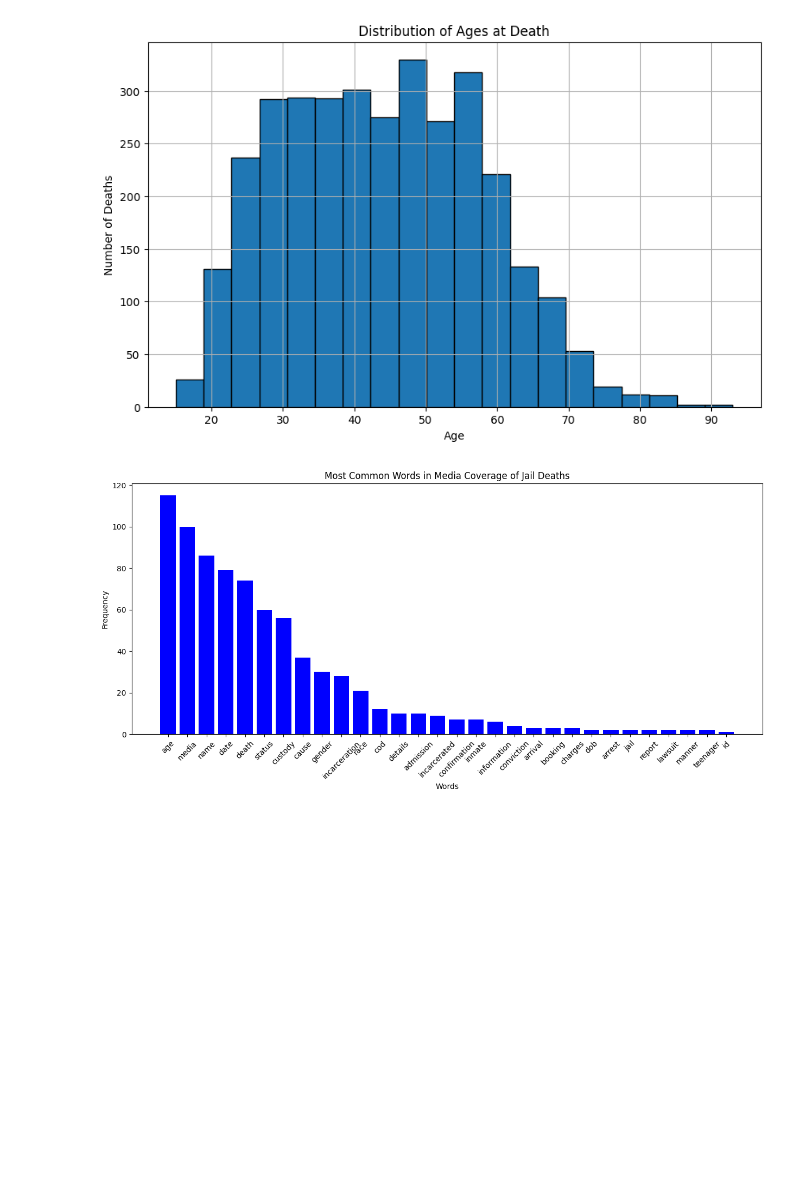
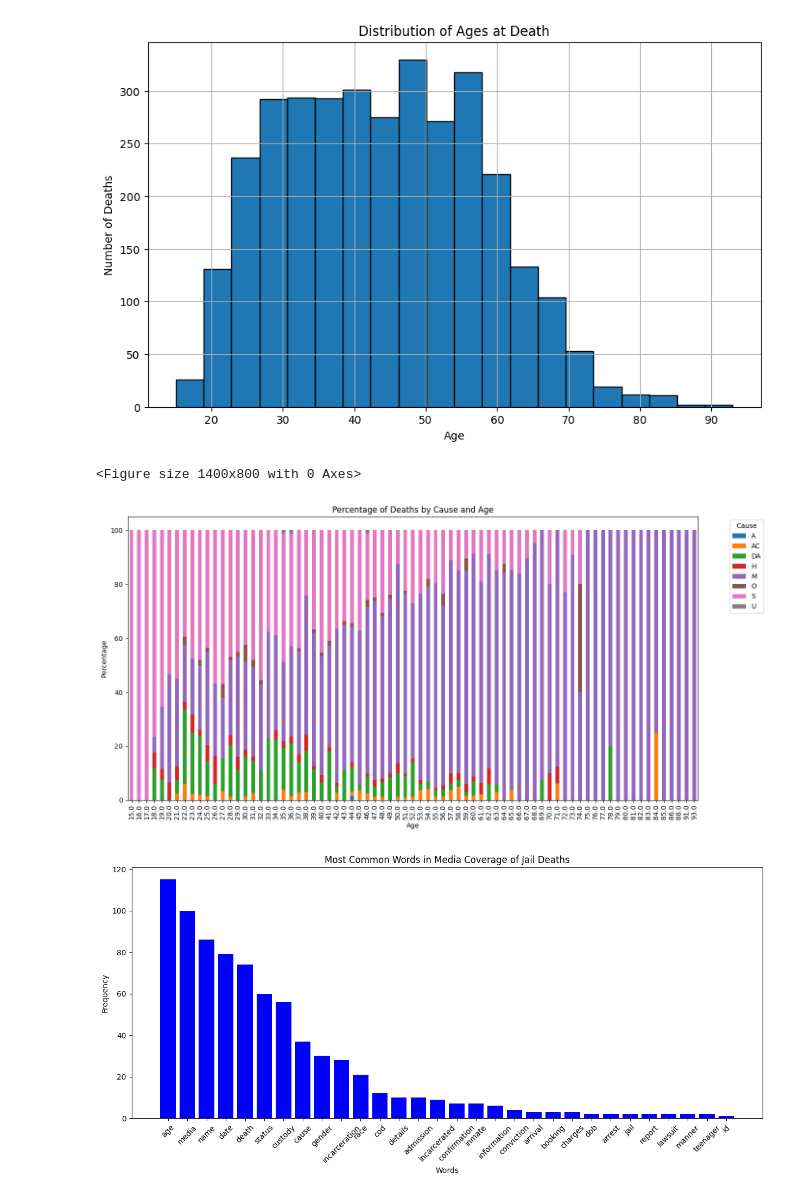
Before and after one commit to ndesai123/dgt-hum-140, a Jupyter notebook: Project.ipynb, the cells around one changed output. Saved outputs shown, nothing was run; the diff lists cells and outputs as text; code cells hidden in the pictures; blank space fills up the shorter version.

Commit message:
added new graph

```diff
--- a/Project.ipynb
+++ b/Project.ipynb
@@ -206,6 +206,24 @@ plt.grid(True)
 plt.show()
 # %% [output]
 [figure]
+# %%
+cause_age_counts = df.groupby(['age', 'cause_short']).size().unstack(fill_value=0)
+
+total_deaths_per_age = cause_age_counts.sum(axis=1)
+
+percentage_cause_age = cause_age_counts.divide(total_deaths_per_age, axis=0) * 100
+
+plt.figure(figsize=(14, 8))
+percentage_cause_age.plot(kind='bar', stacked=True, figsize=(14, 7))
+plt.title('Percentage of Deaths by Cause and Age')
+plt.xlabel('Age')
+plt.ylabel('Percentage')
+plt.legend(title='Cause', bbox_to_anchor=(1.05, 1), loc='upper left')
+plt.tight_layout()
+plt.show()
+# %% [output]
+<Figure size 1400x800 with 0 Axes>
+[figure, added]
 # %%
 from nltk.corpus import stopwords
 from nltk.tokenize import word_tokenize
```
